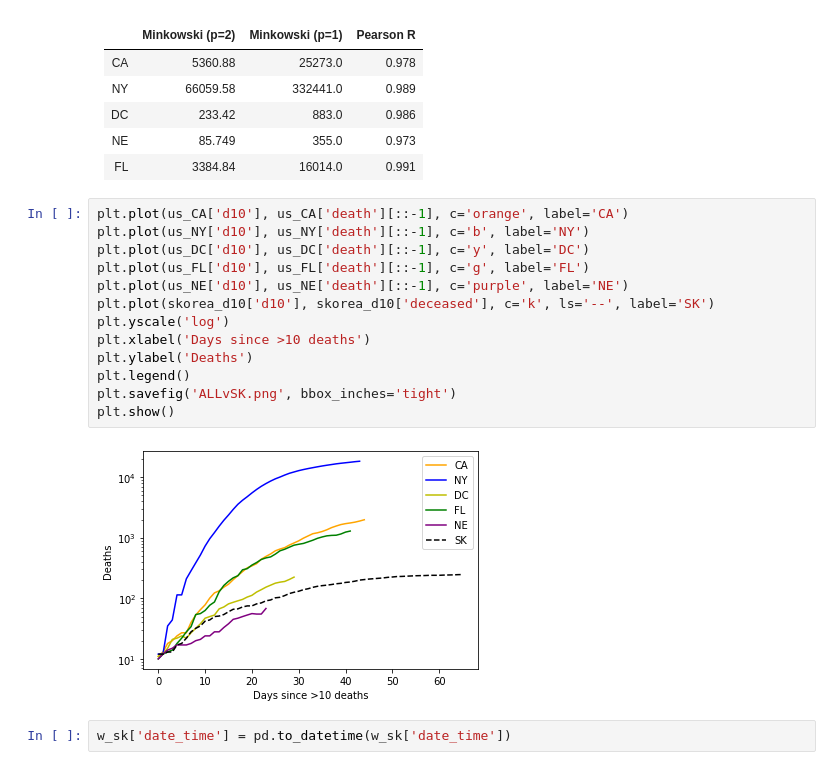
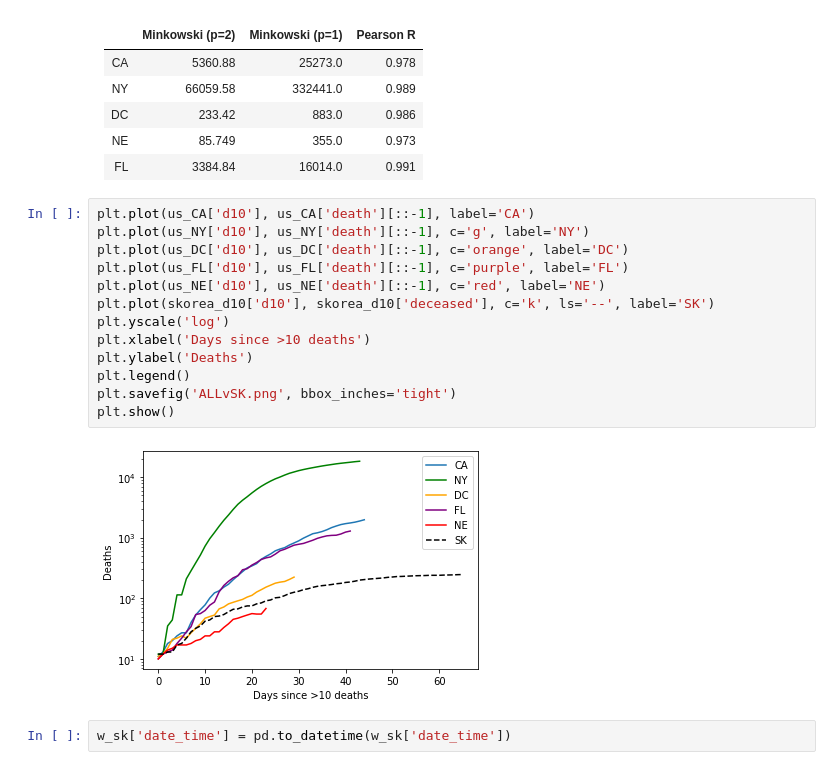
Before and after one commit to RileyWClarke/MLTSA_COVID19, a Jupyter notebook: covid19_dist.ipynb, the cells around one changed output. Drawn from its saved outputs; the diff is of its cells as text.

```diff
--- a/covid19_dist.ipynb
+++ b/covid19_dist.ipynb
@@ -263,20 +263,20 @@ pearsonr(us_FL['death'][::-1],skorea_d10['deceased'][:len(us_FL['death'])])
 |  NE |85.749         |355.0         |0.973|
 |  FL |3384.84        |16014.0       |0.991|
 # %%
-plt.plot(us_CA['d10'], us_CA['death'][::-1], c='orange', label='CA')
-plt.plot(us_NY['d10'], us_NY['death'][::-1], c='b', label='NY')
-plt.plot(us_DC['d10'], us_DC['death'][::-1], c='y', label='DC')
-plt.plot(us_FL['d10'], us_FL['death'][::-1], c='g', label='FL')
-plt.plot(us_NE['d10'], us_NE['death'][::-1], c='purple', label='NE')
+plt.plot(us_CA['d10'], us_CA['death'][::-1], label='CA')
+plt.plot(us_NY['d10'], us_NY['death'][::-1], c='g', label='NY')
+plt.plot(us_DC['d10'], us_DC['death'][::-1], c='orange', label='DC')
+plt.plot(us_FL['d10'], us_FL['death'][::-1], c='purple', label='FL')
+plt.plot(us_NE['d10'], us_NE['death'][::-1], c='red', label='NE')
 plt.plot(skorea_d10['d10'], skorea_d10['deceased'], c='k', ls='--', label='SK')
 plt.yscale('log')
 plt.xlabel('Days since >10 deaths')
 plt.ylabel('Deaths')
 plt.legend()
 plt.savefig('ALLvSK.png', bbox_inches='tight')
 plt.show()
 # %% [output]
-[figure, old version]
+[figure, new version]
 # %%
 w_sk['date_time'] = pd.to_datetime(w_sk['date_time'])
 # %%
```
